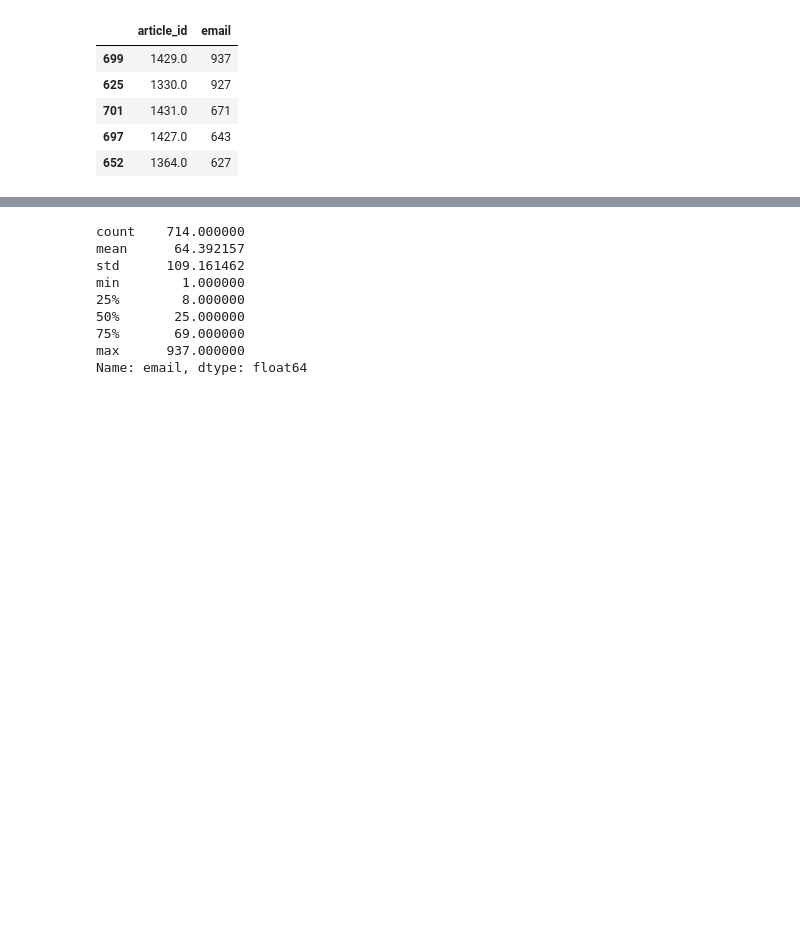
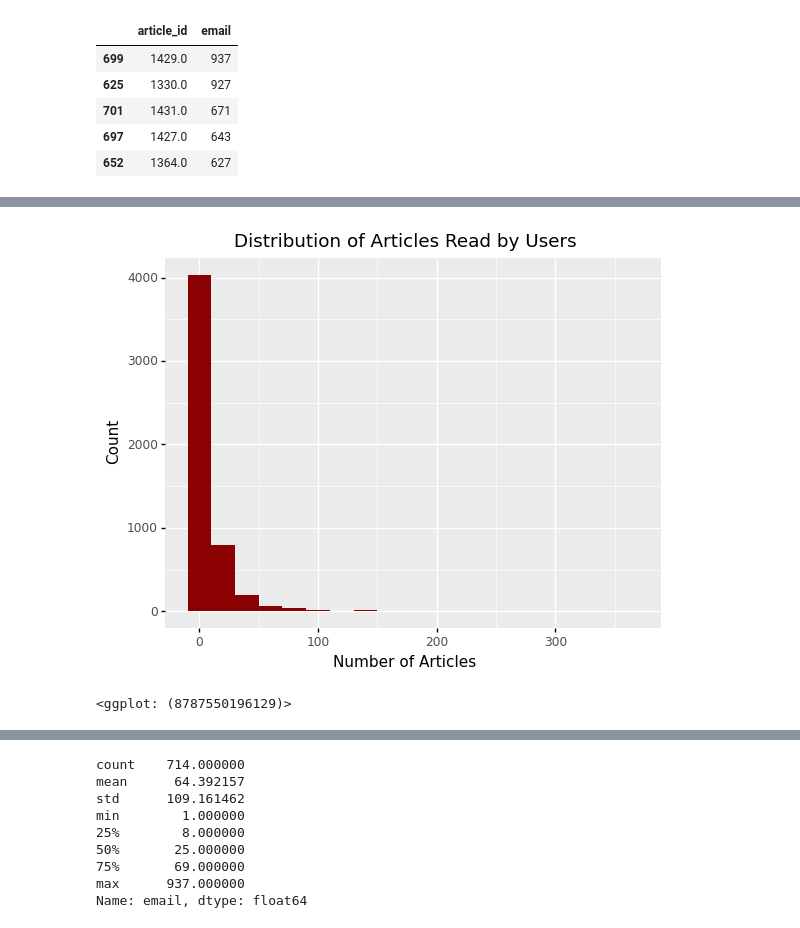
Before and after one commit to tugberkcapraz/ibm_recommender, a Jupyter notebook: Recommendations_with_IBM.ipynb, the cells around one changed output, grey strips where cells are left out. Cells and saved outputs as stored; diff of their text form; code cells hidden in the pictures; blank space fills up the shorter version.

```diff
--- a/Recommendations_with_IBM.ipynb
+++ b/Recommendations_with_IBM.ipynb
@@ -142,0 +133,10 @@ plt.show();
+# %%
+(ggplot(articles_per_user, aes(x="article_id")) +
+ geom_histogram(binwidth=20, fill="darkred") +
+ ggtitle("Distribution of Articles Read by Users") +
+ xlab("Number of Articles") +
+ ylab("Count")
+ )
+# %% [output]
+[figure, added]
+<ggplot: (8787550196129)>
```
Also changed, not shown: parts of 49 cells of this notebook, 3 other files.
